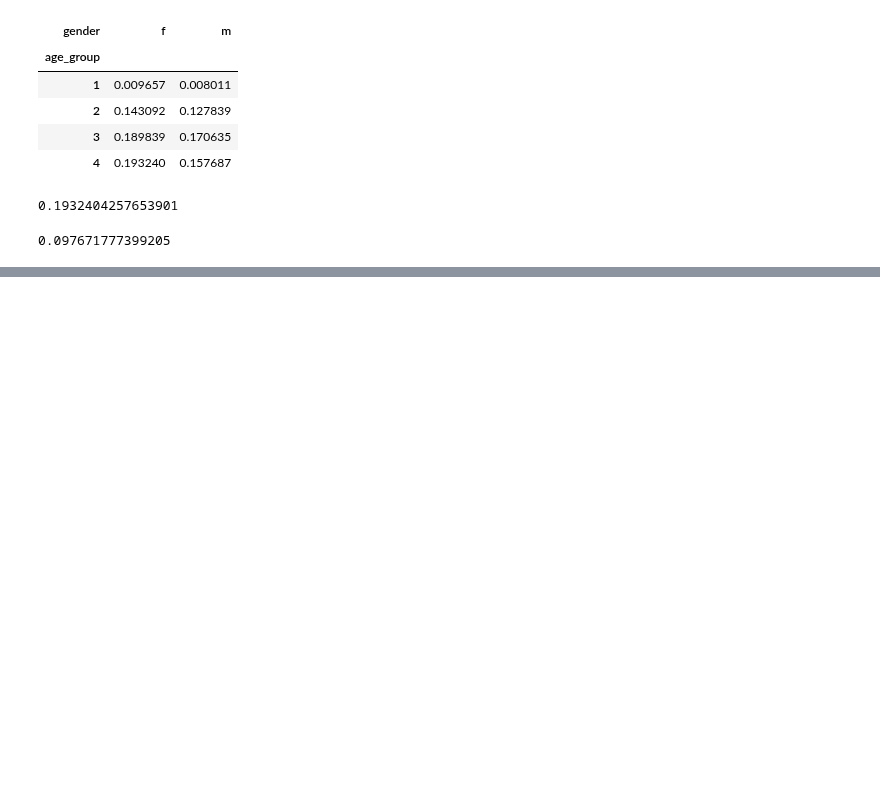
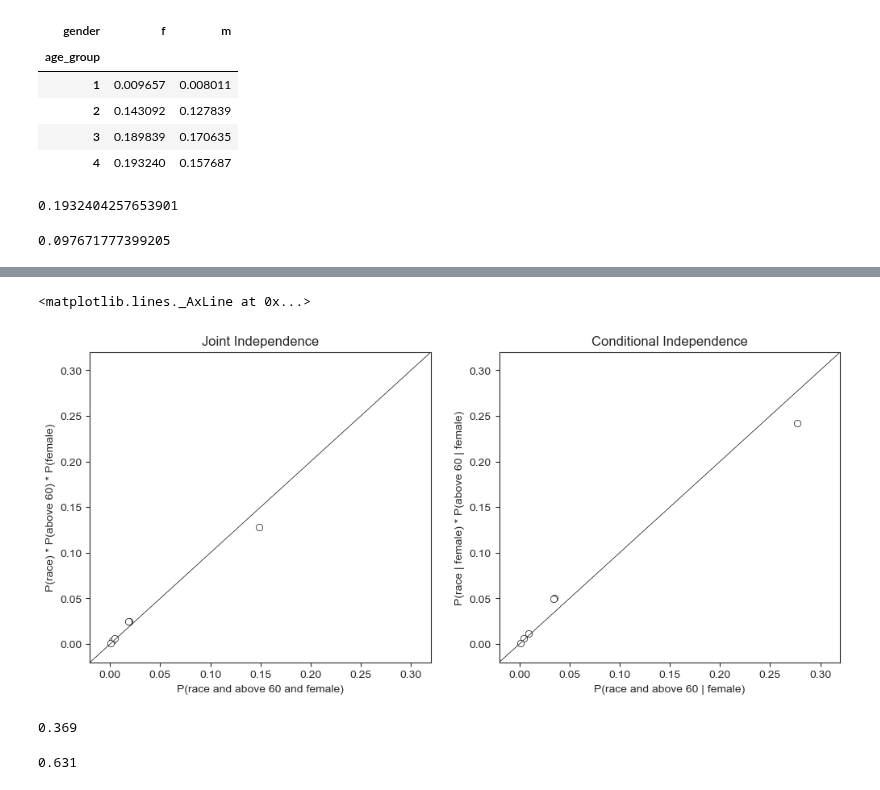
Before and after one commit to jeffallen13/qsspy, a Jupyter notebook: PROBABILITY/probability-py.ipynb, the cells around one changed output, grey strips where cells are left out. Saved outputs shown, nothing was run; the diff lists cells and outputs as text; code cells hidden in the pictures; blank space fills up the shorter version.

```diff
--- a/PROBABILITY/probability-py.ipynb
+++ b/PROBABILITY/probability-py.ipynb
@@ -284,0 +299,58 @@ joint3.loc[('black', 4), 'f'] / joint2.loc[4, 'f']
+# %%
+# subplots for joint and conditional independence
+fig, axs = plt.subplots(1, 2, figsize=(12, 5))
+
+lims = (-0.02, 0.32)
+
+# joint independence
+sns.scatterplot(
+    x=joint3.loc[(slice(None), 4), 'f'].droplevel('age_group'),
+    y=margin_race * margin_age[4] * margin_gender['f'],
+    color='white', edgecolor='black', ax=axs[0]
+).set(xlabel='P(race and above 60 and female)',
+      ylabel='P(race) * P(above 60) * P(female)',
+      title='Joint Independence', xlim=lims, ylim=lims)
+
+axs[0].axline((0, 0), slope=1, color='black', linewidth=0.5)
+
+# conditional independence given female
+sns.scatterplot(
+    x=(joint3.loc[(slice(None), 4), 'f'] /
+       margin_gender['f']).droplevel('age_group'),
+    y=((joint_p['f'] / margin_gender['f']) *
+       (joint2.loc[4, 'f'] / margin_gender['f'])),
+    color='white', edgecolor='black', ax=axs[1]
+).set(xlabel='P(race and above 60 | female)',
+      ylabel='P(race | female) * P(above 60 | female)',
+      title='Conditional Independence', xlim=lims, ylim=lims)
+
+axs[1].axline((0, 0), slope=1, color='black', linewidth=0.5)
+# %% [output]
+<matplotlib.lines._AxLine at 0x...>
+[figure, added]
+# %%
+# Monty Hall problem
+sims = 1000
+doors = np.array(['goat', 'goat', 'car'])
+# Store empty vector of strings with same dtype as doors
+result_switch = np.empty(sims, dtype=doors.dtype)
+result_noswitch = np.empty(sims, dtype=doors.dtype)
+
+for i in range(sims):
+    # randomly choose the initial door
+    first = np.random.choice(np.arange(0,3))
+    result_noswitch[i] = doors[first]
+    remain = np.delete(doors, first) # remaining two doors
+    if doors[first] == 'car': # two goats left
+        monty = np.random.choice(np.arange(0,2))
+    else: # one goat and one car left
+        monty = np.arange(0,2)[remain=='goat']
+    result_switch[i] = np.delete(remain, monty)[0]
+
+(result_noswitch == 'car').mean()
+# %% [output]
+0.369
+# %%
+(result_switch == 'car').mean()
+# %% [output]
+0.631
```
Also changed, not shown: parts of 4 cells of this notebook, 2 other files.
